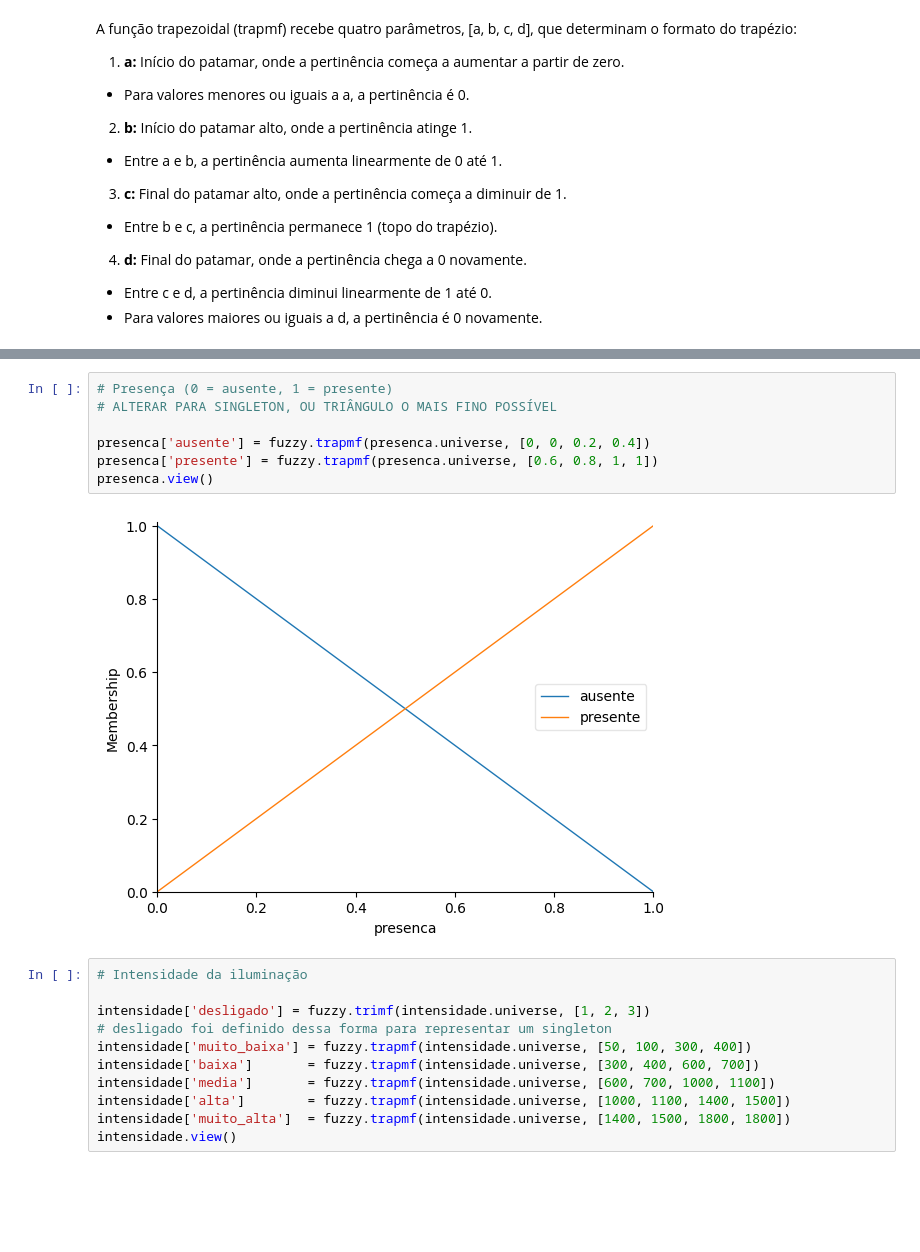
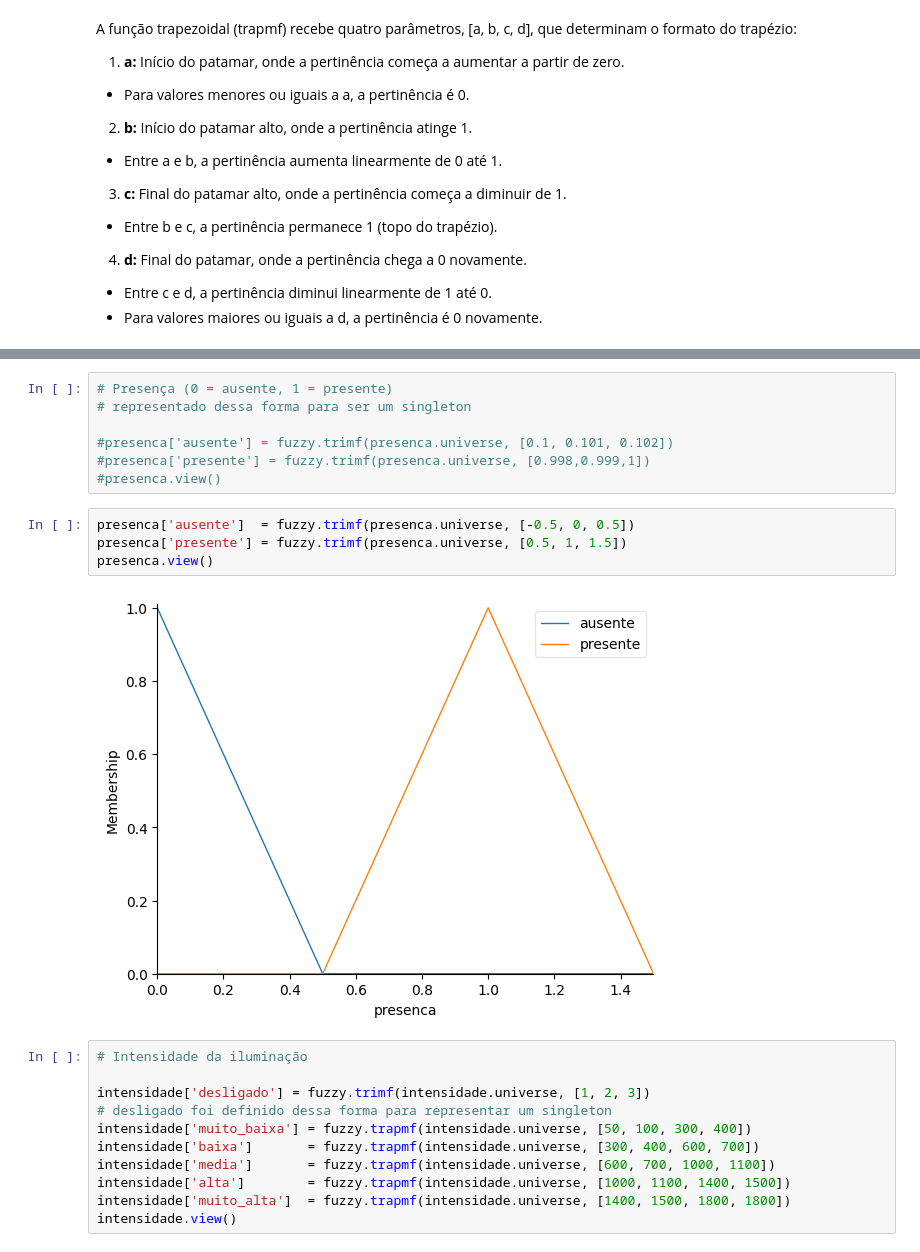
Before and after one commit to patriciacarvalhom/fuzzy, a Jupyter notebook: Notebook/fuzzy_skfuzzy.ipynb, the cells around one changed output, grey strips where cells are left out. Cells and saved outputs as stored; diff of their text form; blank space fills up the shorter version.

```diff
--- a/Notebook/fuzzy_skfuzzy.ipynb
+++ b/Notebook/fuzzy_skfuzzy.ipynb
@@ -67,12 +79,16 @@ atividade.view()
 # %%
 # Presença (0 = ausente, 1 = presente)
-# ALTERAR PARA SINGLETON, OU TRIÂNGULO O MAIS FINO POSSÍVEL
+# representado dessa forma para ser um singleton
 
-presenca['ausente'] = fuzzy.trapmf(presenca.universe, [0, 0, 0.2, 0.4])
-presenca['presente'] = fuzzy.trapmf(presenca.universe, [0.6, 0.8, 1, 1])
-presenca.view()
+#presenca['ausente'] = fuzzy.trimf(presenca.universe, [0.1, 0.101, 0.102])
+#presenca['presente'] = fuzzy.trimf(presenca.universe, [0.998,0.999,1])
+#presenca.view()
-# %% [output]
-[figure, removed]
+# %%
+presenca['ausente']  = fuzzy.trimf(presenca.universe, [-0.5, 0, 0.5])
+presenca['presente'] = fuzzy.trimf(presenca.universe, [0.5, 1, 1.5])
+presenca.view()
+# %% [output]
+[figure, added]
 # %%
 # Intensidade da iluminação
 
```
Also changed, not shown: parts of 5 cells of this notebook.
